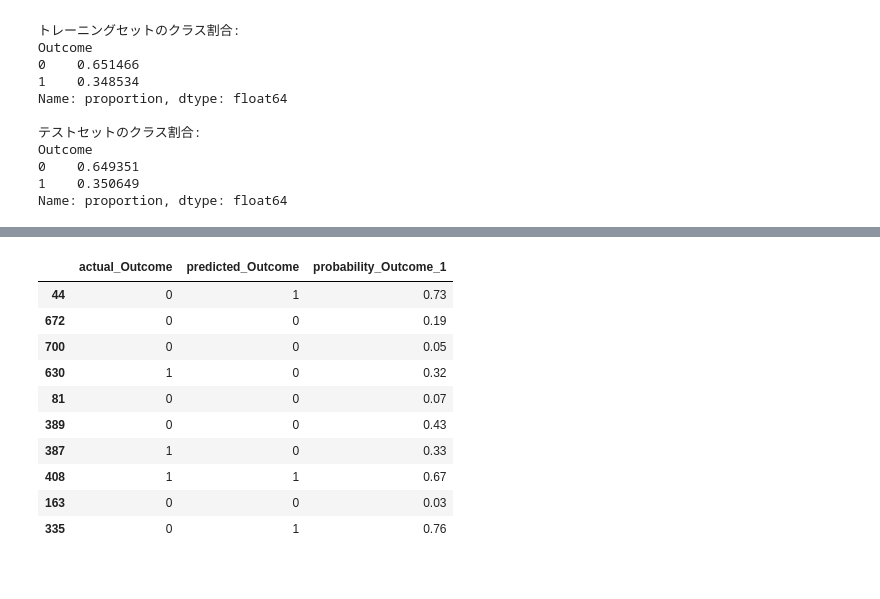
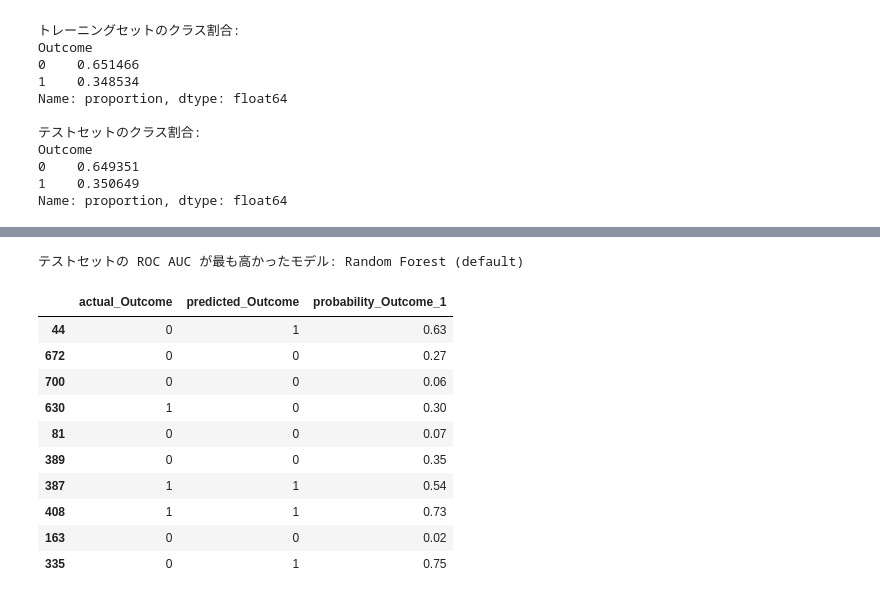
Before and after one commit to fukumoto-riku/python_seminar, a Jupyter notebook: 第5回/lesson_5/knn_random_forest_classification.ipynb, the cells around one changed output, grey strips where cells are left out. Cells and saved outputs as stored; diff of their text form; code cells hidden in the pictures.

```diff
--- a/第5回/lesson_5/knn_random_forest_classification.ipynb
+++ b/第5回/lesson_5/knn_random_forest_classification.ipynb
@@ -429,20 +451,22 @@ Random Forest の最適なパラメータ:
 # %%
-# デフォルト設定とハイパーパラメータチューニング後の結果を比較する。
-# test_accuracy などの test から始まる列が、Hold-Out のテストセットでの性能。
-# cv_best_accuracy は、GridSearchCV がトレーニングセット内の交差検証で得た最良スコア。
 comparison_df = pd.DataFrame(results)
 comparison_columns = [
     'model',
+    'test_tn',
+    'test_fp',
+    'test_fn',
+    'test_tp',
     'train_accuracy',
     'test_accuracy',
     'test_precision',
     'test_recall',
     'test_f1',
     'test_roc_auc',
-    'cv_best_accuracy',
+    'test_pr_auc',
+    'cv_best_score',
     'best_params',
 ]
 
 comparison_df = comparison_df[comparison_columns]
-comparison_df.sort_values(by='test_accuracy', ascending=False)
+comparison_df.sort_values(by='test_roc_auc', ascending=False)
 # %% [output]
@@ -540,28 +665,34 @@ feature_importance_df
 # %%
-# 最も良かったモデルについて、テストデータの予測結果の一部を表で確認する。
-# actual_Outcome が実際のクラス、predicted_Outcome がモデルの予測クラス。
-# probability_Outcome_1 は、Outcome=1 であるとモデルが判断した確率。
-best_probabilities = best_model.predict_proba(best_X_test)[:, 1]
+# 最も ROC AUC が高かったモデルについて、テストデータの予測結果を確認する。
+best_row = comparison_df.sort_values(by='test_roc_auc', ascending=False).iloc[0]
+best_model_name = best_row['model']
+best_model = trained_models[best_model_name]
+
+best_predictions = best_model.predict(auto_X_test)
+best_probabilities = best_model.predict_proba(auto_X_test)[:, 1]
+
+print(f'テストセットの ROC AUC が最も高かったモデル: {best_model_name}')
 
 prediction_sample = pd.DataFrame(
     {
         'actual_Outcome': y_test,
         'predicted_Outcome': best_predictions,
         'probability_Outcome_1': best_probabilities,
     },
     index=y_test.index,
 )
 
 prediction_sample.head(10)
 # %% [output]
+テストセットの ROC AUC が最も高かったモデル: Random Forest (default)
 |  | actual_Outcome | predicted_Outcome | probability_Outcome_1 |
-| 44 | 0 | 1 | 0.73 |
-| 672 | 0 | 0 | 0.19 |
-| 700 | 0 | 0 | 0.05 |
-| 630 | 1 | 0 | 0.32 |
+| 44 | 0 | 1 | 0.63 |
+| 672 | 0 | 0 | 0.27 |
+| 700 | 0 | 0 | 0.06 |
+| 630 | 1 | 0 | 0.30 |
 | 81 | 0 | 0 | 0.07 |
-| 389 | 0 | 0 | 0.43 |
-| 387 | 1 | 0 | 0.33 |
-| 408 | 1 | 1 | 0.67 |
-| 163 | 0 | 0 | 0.03 |
-| 335 | 0 | 1 | 0.76 |
+| 389 | 0 | 0 | 0.35 |
+| 387 | 1 | 1 | 0.54 |
+| 408 | 1 | 1 | 0.73 |
+| 163 | 0 | 0 | 0.02 |
+| 335 | 0 | 1 | 0.75 |
```
Also changed, not shown: parts of 14 cells of this notebook.
